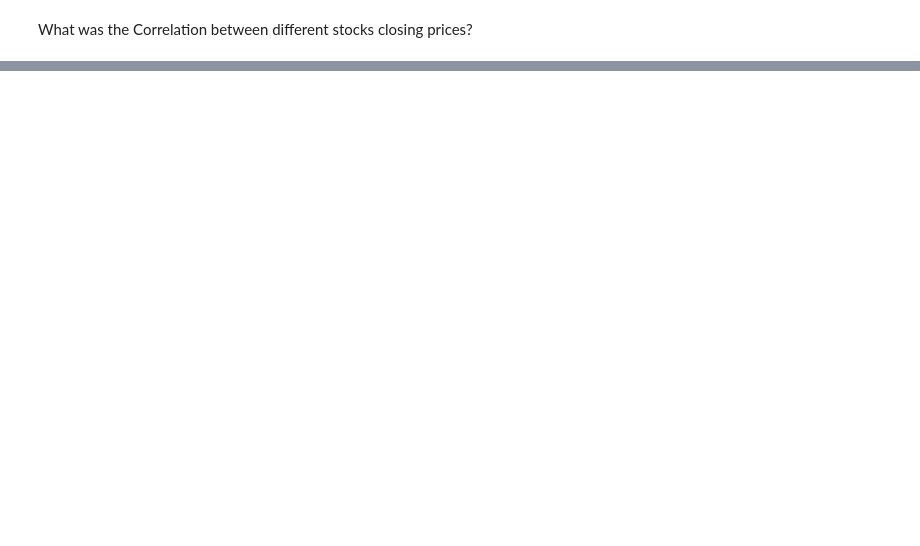
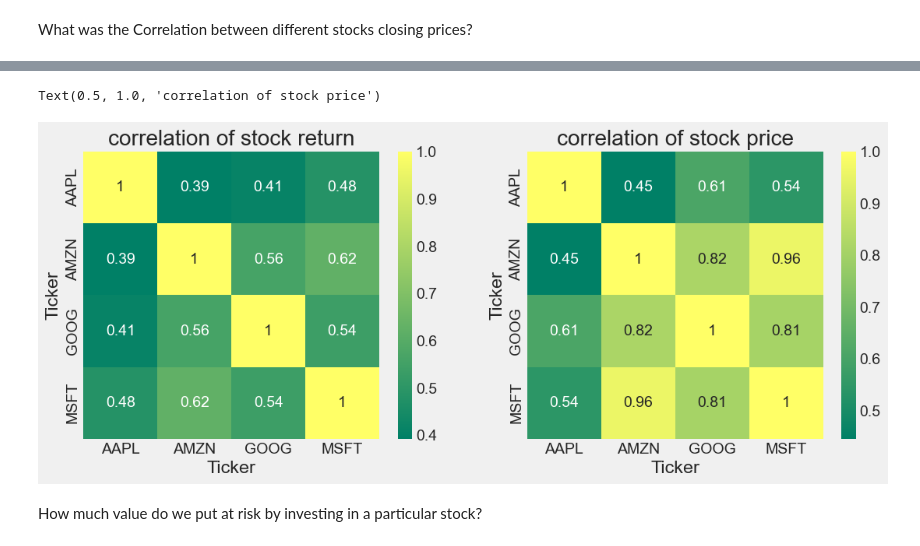
Before and after one commit to jenish2917/Python, a Jupyter notebook: jupyter notbook/Stock market Practice dataset.ipynb, the cells around one changed output, grey strips where cells are left out. Cells and saved outputs as stored; diff of their text form; code cells hidden in the pictures; blank space fills up the shorter version.

```diff
--- a/jupyter notbook/Stock market Practice dataset.ipynb
+++ b/jupyter notbook/Stock market Practice dataset.ipynb
@@ -185,2 +188,10 @@ plt.show()
 # %% [markdown]
 What was the Correlation between different stocks closing prices?
+# %%
+# Grab all the closing prices for the tech stock list into one DataFrame
+
+closing_df = yf.download(tech_list, start = start, end = end)["Adj Close"] # using yfinance to download the data
+
+#make a new tech returns DataFrame
+tech_rets = closing_df.pct_change()
+tech_rets.head()
@@ -186,0 +255,15 @@ What was the Correlation between different stocks closing prices?
+# %%
+plt.figure(figsize = (12,10))
+
+plt.subplot(2,2,1)
+sns.heatmap(tech_rets.corr(), annot=True, cmap="summer") # annot = True will add the correlation values on the plot
+plt.title("correlation of stock return")
+
+plt.subplot(2,2,2)
+sns.heatmap(closing_df.corr(), annot=True, cmap="summer")
+plt.title("correlation of stock price")
+# %% [output]
+Text(0.5, 1.0, 'correlation of stock price')
+[figure, added]
+# %% [markdown]
+How much value do we put at risk by investing in a particular stock?
```
Also changed, not shown: parts of 17 cells of this notebook.
